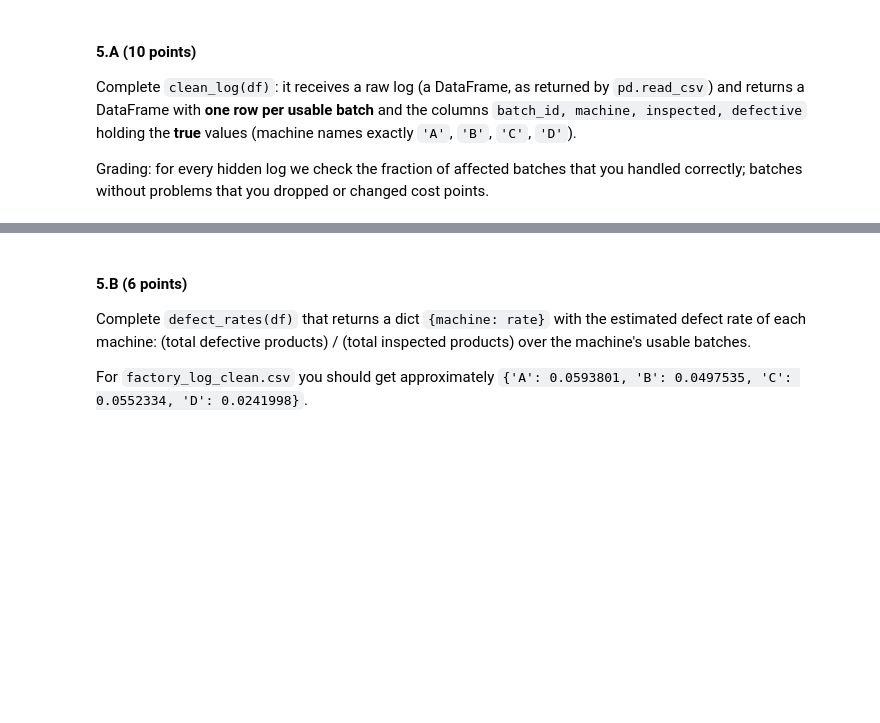
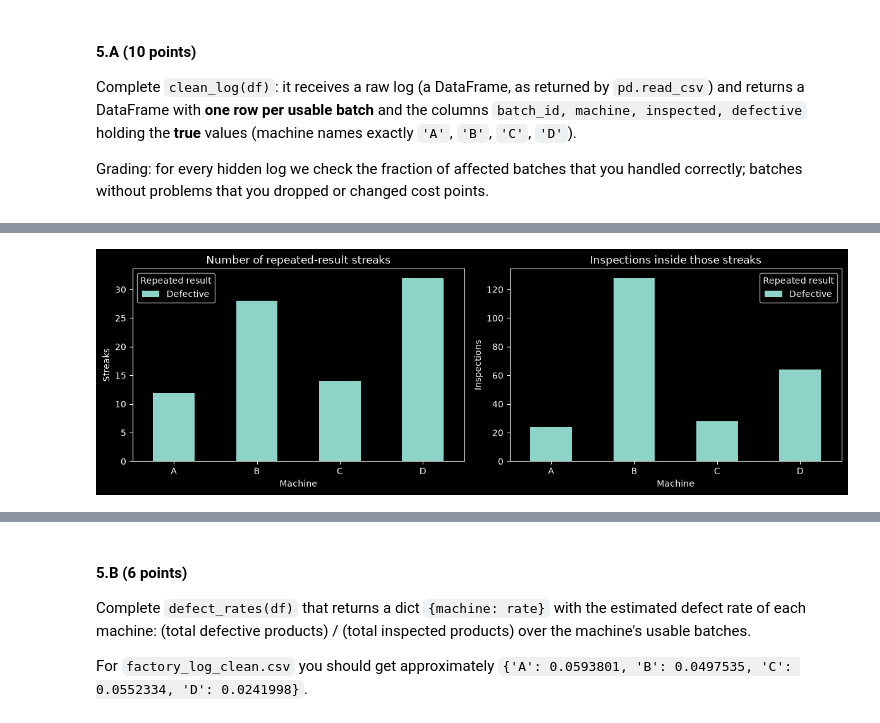
Before and after one commit to DanielKatzav/StatisticsAndData_HW1, a Jupyter notebook: HW1.ipynb, the cells around one changed output, grey strips where cells are left out. Drawn from its saved outputs; the diff is of its cells as text; code cells hidden in the pictures; blank space fills up the shorter version.

```diff
--- a/HW1.ipynb
+++ b/HW1.ipynb
@@ -392,0 +414,34 @@ for machine_name, machine_rows in groups:
+# %%
+streaks = (
+    pd.concat(potential_fault_sensor_by_batch_id, names=["machine", "same_result_batch_id"])
+    .reset_index()
+)
+streaks["stuck_on"] = streaks["value"].astype(bool).map({True: "Defective", False: "Not defective"})
+
+# How many streaks per machine, split by which result repeated
+counts = streaks.pivot_table(index="machine", columns="stuck_on",
+                             values="times_appeared", aggfunc="size", fill_value=0)
+
+# How many inspections those streaks cover, split the same way
+inspections = streaks.pivot_table(index="machine", columns="stuck_on",
+                                  values="times_appeared", aggfunc="sum", fill_value=0)
+
+fig, axes = plt.subplots(1, 2, figsize=(12, 4))
+
+counts.plot.bar(ax=axes[0])
+axes[0].set_title("Number of repeated-result streaks")
+axes[0].set_ylabel("Streaks")
+
+inspections.plot.bar(ax=axes[1])
+axes[1].set_title("Inspections inside those streaks")
+axes[1].set_ylabel("Inspections")
+
+for ax in axes:
+    ax.set_xlabel("Machine")
+    ax.tick_params(axis="x", rotation=0)
+    ax.legend(title="Repeated result")
+
+plt.tight_layout()
+plt.show()
+# %% [output]
+[figure, added]
```
Also changed, not shown: parts of 27 cells of this notebook, 1 other file.
